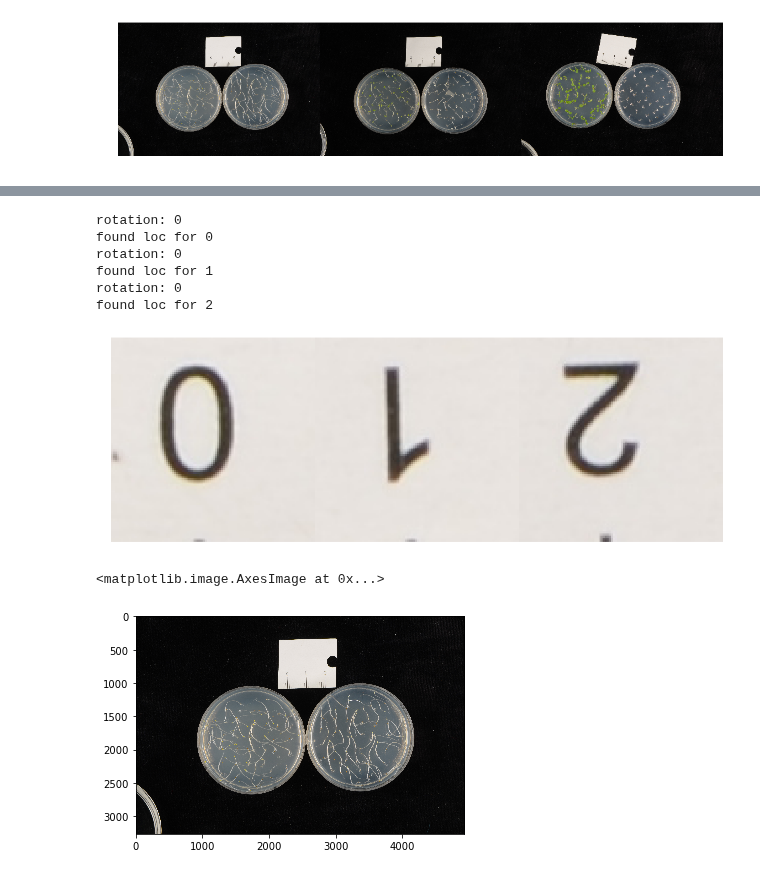
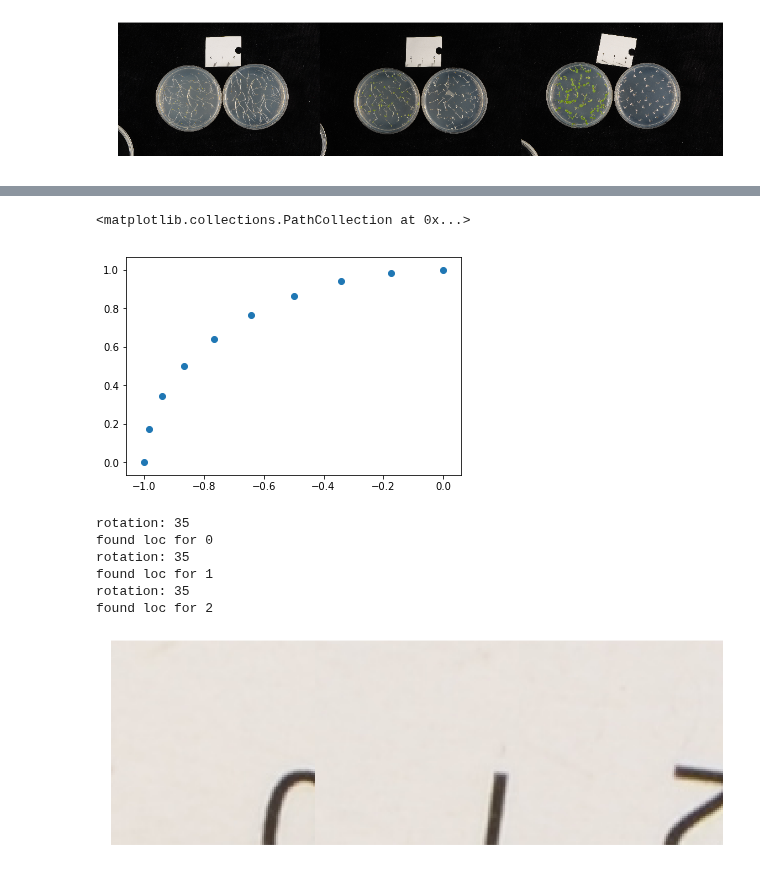
Before and after one commit to justayak/playground, a Jupyter notebook: computer_vision/plant_project/prototyping.ipynb, the cells around one changed output, grey strips where cells are left out. Drawn from its saved outputs; the diff is of its cells as text; code cells hidden in the pictures.

```diff
--- a/computer_vision/plant_project/prototyping.ipynb
+++ b/computer_vision/plant_project/prototyping.ipynb
@@ -66,5 +63,25 @@ plot_mats(zeros + ones + twos, cols=9)
+# %%
+from math import sin, cos, radians
+
+def get_walk_direction(deg):
+    a = radians(deg)
+    n = np.array([0, 1])
+    R = np.array([
+        [cos(a), -sin(a)],
+        [sin(a), cos(a)]
+    ])
+    return R @ n
+
+RR = np.array([get_walk_direction(i) for i in range(0, 100, 10)])
+
+X = RR[:,0]
+Y = RR[:,1]
+
+plt.scatter(X, Y)
+# %% [output]
+<matplotlib.collections.PathCollection at 0x...>
+[figure, added]
 # %%
-#help(cv2)
 def match_templates(img, templates):
     """ templates are generated with the half-size of the image so
     we can find the locations
@@ -79,43 +96,45 @@ def match_templates(img, templates):
     total_maxLoc = None
     total_maxVal = 0
     total_i = -1
     for i, T in enumerate(templates):
         minv, maxv, minloc, maxloc =cv2.minMaxLoc(
             cv2.matchTemplate(img.astype('uint8'), T, cv2.TM_CCOEFF_NORMED)
         )
         if maxv >= total_maxVal:
             total_maxVal = maxv
             total_maxLoc = maxloc
             total_i = i
 
     return np.array(total_maxLoc) * 2, total_i
 
-img = A.copy()
+img = C.copy()
 
 mov = np.array([50, 50])
 
 def get_im(img, T):
-    loc0, i = match_templates(img, T)
+    loc, i = match_templates(img, T)
+
+    n = get_walk_direction(i)
+    #loc = loc + (n * 50)
+    #loc = (int(loc[0]), int(loc[1]))
+
     print("rotation: " + str(i))
-    return img[loc0[1]:loc0[1]+100, loc0[0]:loc0[0]+100:,]
+    return img[loc[1]-50:loc[1]+50, loc[0]-50:loc[0]+50:,], loc
 
-im0 = get_im(img, zeros)
+im0, loc0 = get_im(img, zeros)
 print('found loc for 0')
-im1 = get_im(img, ones)
+im1, loc1 = get_im(img, ones)
 print('found loc for 1')
-im2 = get_im(img, twos)
+im2, loc2 = get_im(img, twos)
 print('found loc for 2')
 
 
 plot_mats([im0, im1, im2], cols=3)
-plt.imshow(img)
 # %% [output]
-rotation: 0
+rotation: 35
 found loc for 0
-rotation: 0
+rotation: 35
 found loc for 1
-rotation: 0
+rotation: 35
 found loc for 2
-[figure, old version]
+[figure, new version]
-<matplotlib.image.AxesImage at 0x...>
-[figure, removed]
```
Also changed, not shown: parts of 2 cells of this notebook.
